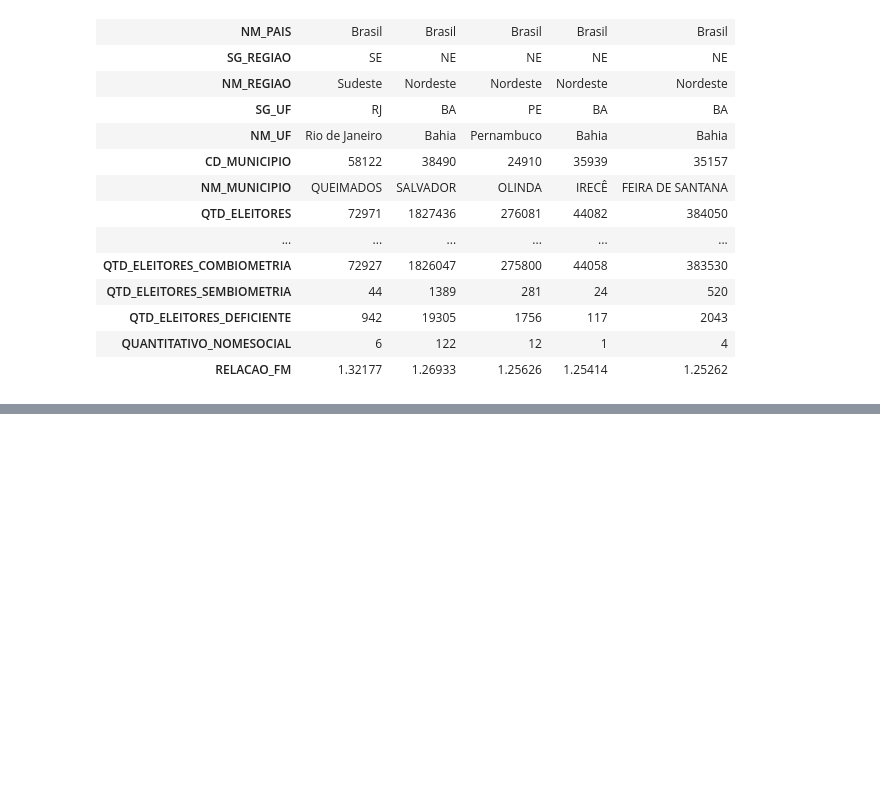
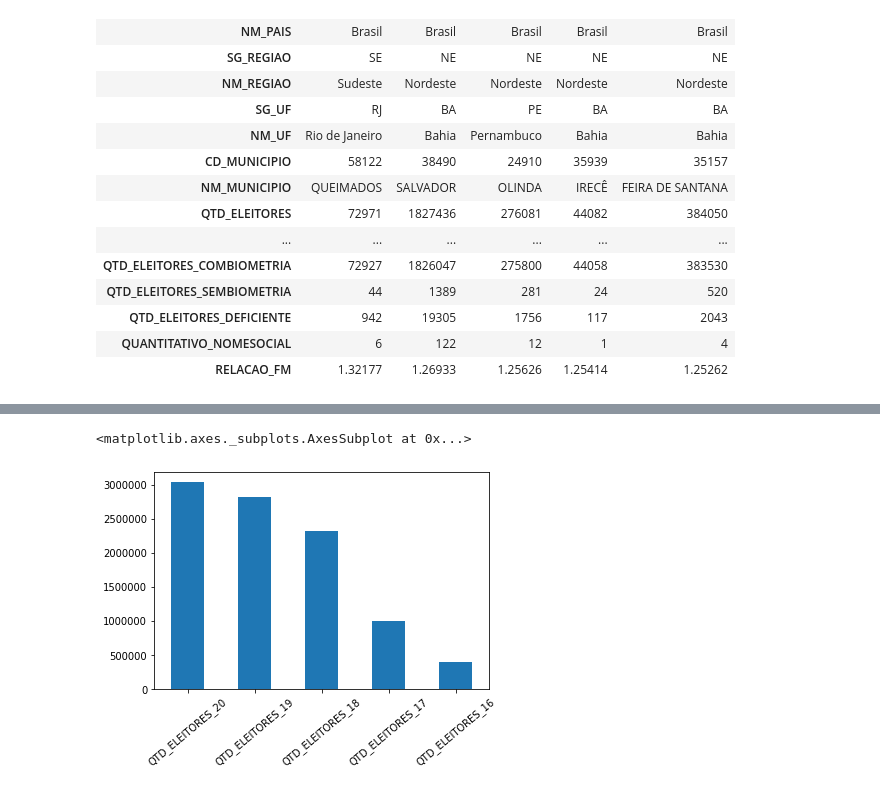
Before and after one commit to diegopmayer/dados-eleitores-TSE, a Jupyter notebook: eleitorado_brasileiro.ipynb, the cells around one changed output, grey strips where cells are left out. Saved outputs shown, nothing was run; the diff lists cells and outputs as text; code cells hidden in the pictures; blank space fills up the shorter version.

```diff
--- a/eleitorado_brasileiro.ipynb
+++ b/eleitorado_brasileiro.ipynb
@@ -209,0 +282,14 @@ df_brasil.nlargest(5, 'RELACAO_FM').T
+# %%
+#plotar a quantidade total de eleitores por faixa etária
+# gráfico de barras horizontal
+
+# listar as colunas de interesse
+lista = ['QTD_ELEITORES_16', 'QTD_ELEITORES_17', 'QTD_ELEITORES_18',
+         'QTD_ELEITORES_19', 'QTD_ELEITORES_20']
+tot_idade = df[lista].sum()
+# %%
+#print
+tot_idade.sort_values(ascending=False).plot.bar(rot=40)
+# %% [output]
+<matplotlib.axes._subplots.AxesSubplot at 0x...>
+[figure, added]
```
Also changed, not shown: parts of 7 cells of this notebook.
